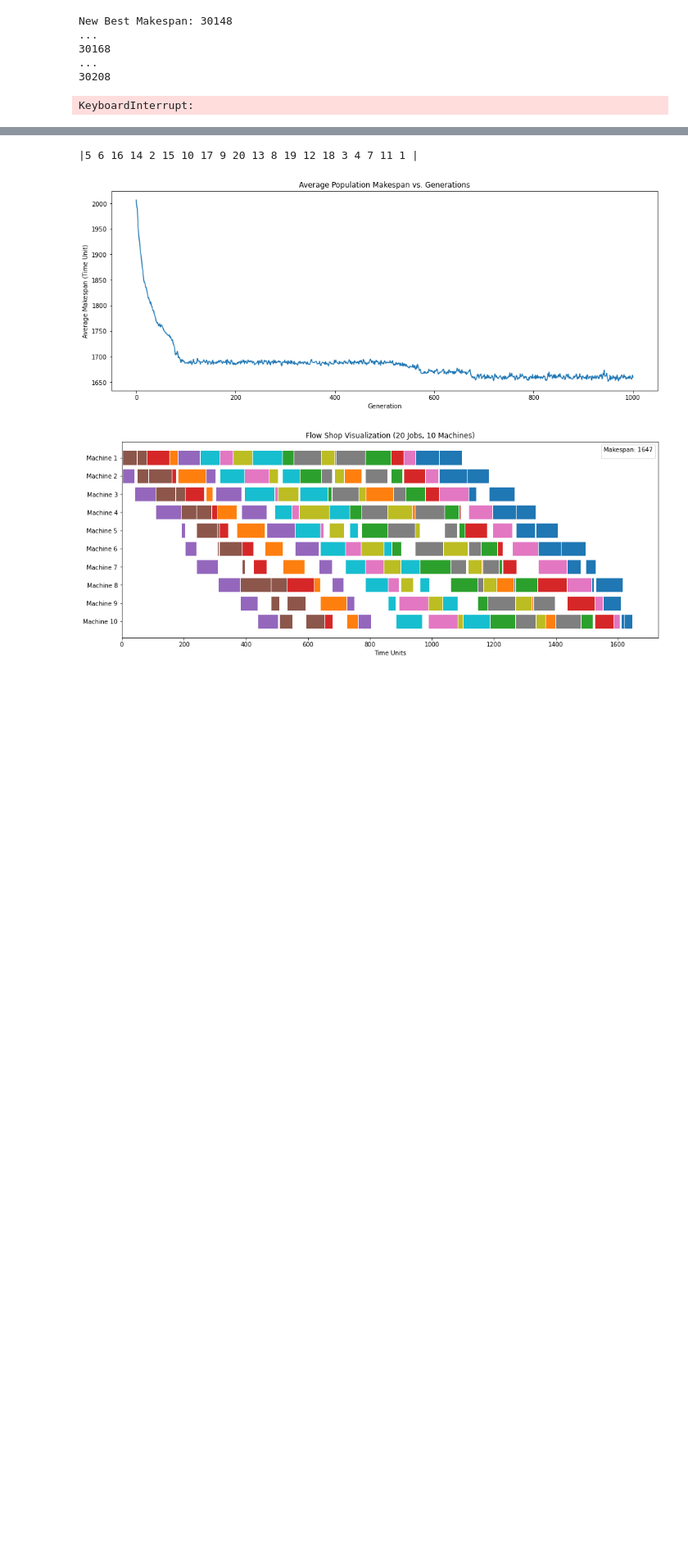
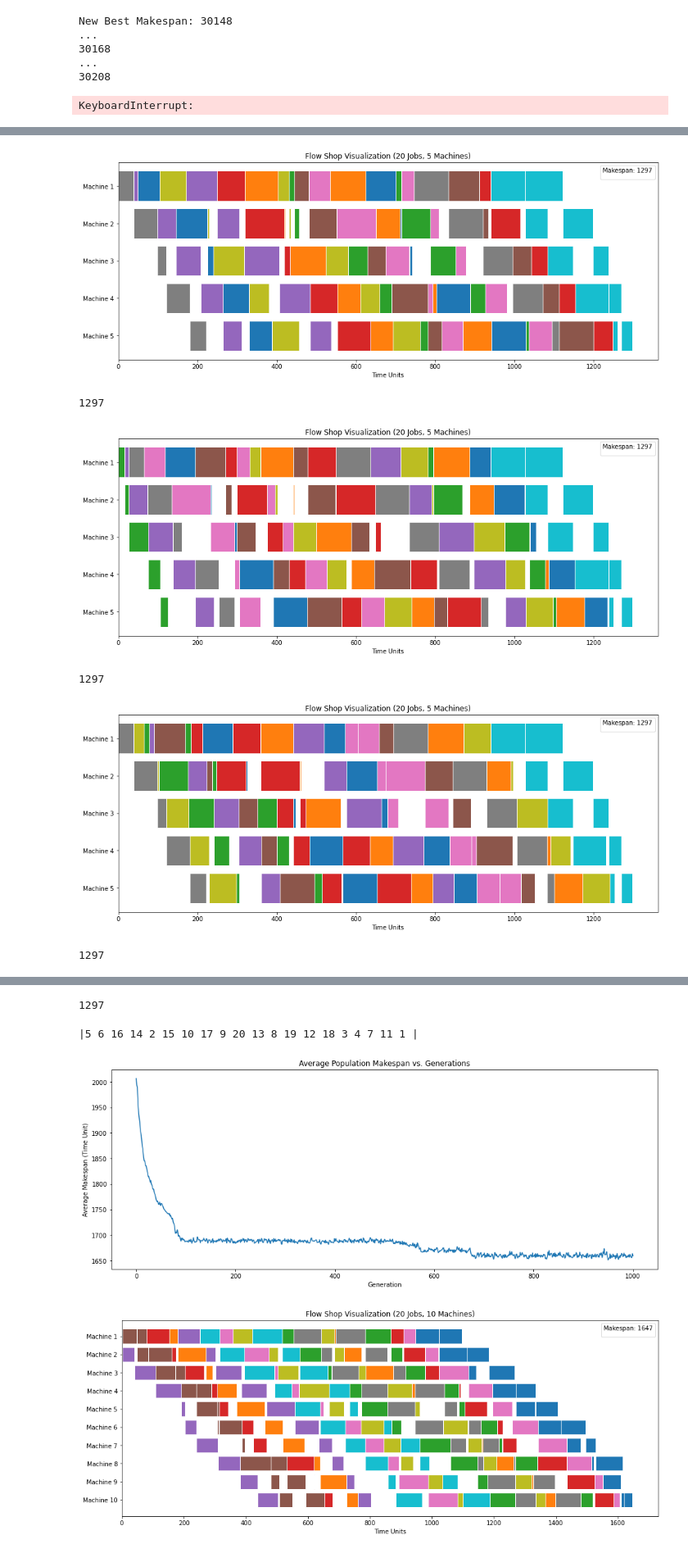
Before and after one commit to TedGraveson/GA-scheduling, a Jupyter notebook: Scheduling with Genetic Algorithms.ipynb, the cells around one changed output, grey strips where cells are left out. Shown: that part at 82% size. Drawn from its saved outputs; the diff is of its cells as text; code cells hidden in the pictures; blank space fills up the shorter version.

```diff
--- a/Scheduling with Genetic Algorithms.ipynb
+++ b/Scheduling with Genetic Algorithms.ipynb
@@ -93,9 +94,15 @@ def makespan_hist(makespan_list):
              edgecolor='white')
     plt.show()
 # %%
-df, nums = get_problem("dataset/ta120.txt")
+df, nums = get_problem("dataset/ta001.txt")
 s1 = df_to_schedule(df, nums)
-s1.gantt_chart()
+s2 = df_to_schedule(df, nums)
+s2.randomize()
+s3 = df_to_schedule(df, nums)
+s3.randomize()
+
+print(len(set([s1, s2, s3])))
+
 # s1.set_permutation()
 # print(s1.jobs)
 # s2 = df_to_schedule(df, nums)
@@ -234,0 +330,12 @@ Iteration: 1000 Current_pop: 120 average_makespan: 1659.5416666666667
+# %%
+s1.gantt_chart()
+s2.gantt_chart()
+s3.gantt_chart()
+s4.gantt_chart()
+# %% [output]
+[figure, added]
+1297
+[figure, added]
+1297
+[figure, added]
+1297
@@ -235,3 +343,4 @@ Iteration: 1000 Current_pop: 120 average_makespan: 1659.5416666666667
+1297
 # %%
 fig, ax = plt.subplots(1, figsize=(16,6))
 ax.plot(x)
```
Also changed, not shown: parts of 15 cells of this notebook.
